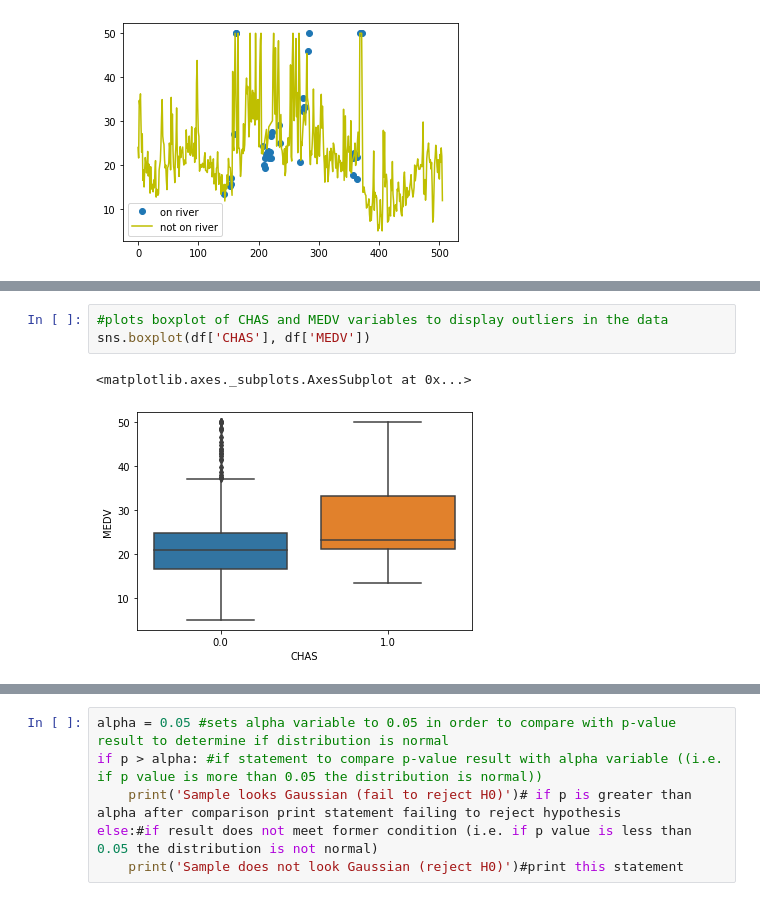
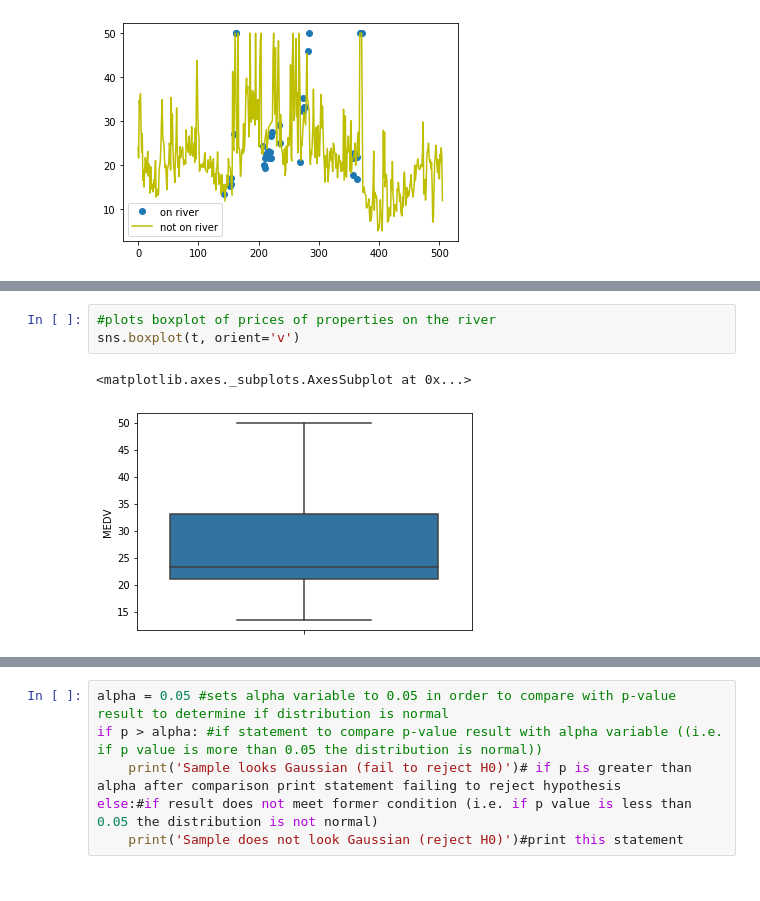
Before and after one commit to AideenByrne/2019MachineLearningProject, a Jupyter notebook: 2019project.ipynb, the cells around one changed output, grey strips where cells are left out. Drawn from its saved outputs; the diff is of its cells as text.

```diff
--- a/2019project.ipynb
+++ b/2019project.ipynb
@@ -255,6 +289,6 @@ It is necessary to perform some preliminary observations before carrying out a t
-# %%
-#plots boxplot of CHAS and MEDV variables to display outliers in the data
-sns.boxplot(df['CHAS'], df['MEDV'])
-# %% [output]
-<matplotlib.axes._subplots.AxesSubplot at 0x...>
-[figure, removed]
+# %%
+#plots boxplot of prices of properties on the river
+sns.boxplot(t, orient='v')
+# %% [output]
+<matplotlib.axes._subplots.AxesSubplot at 0x...>
+[figure, added]
```
Also changed, not shown: parts of 31 cells of this notebook.
